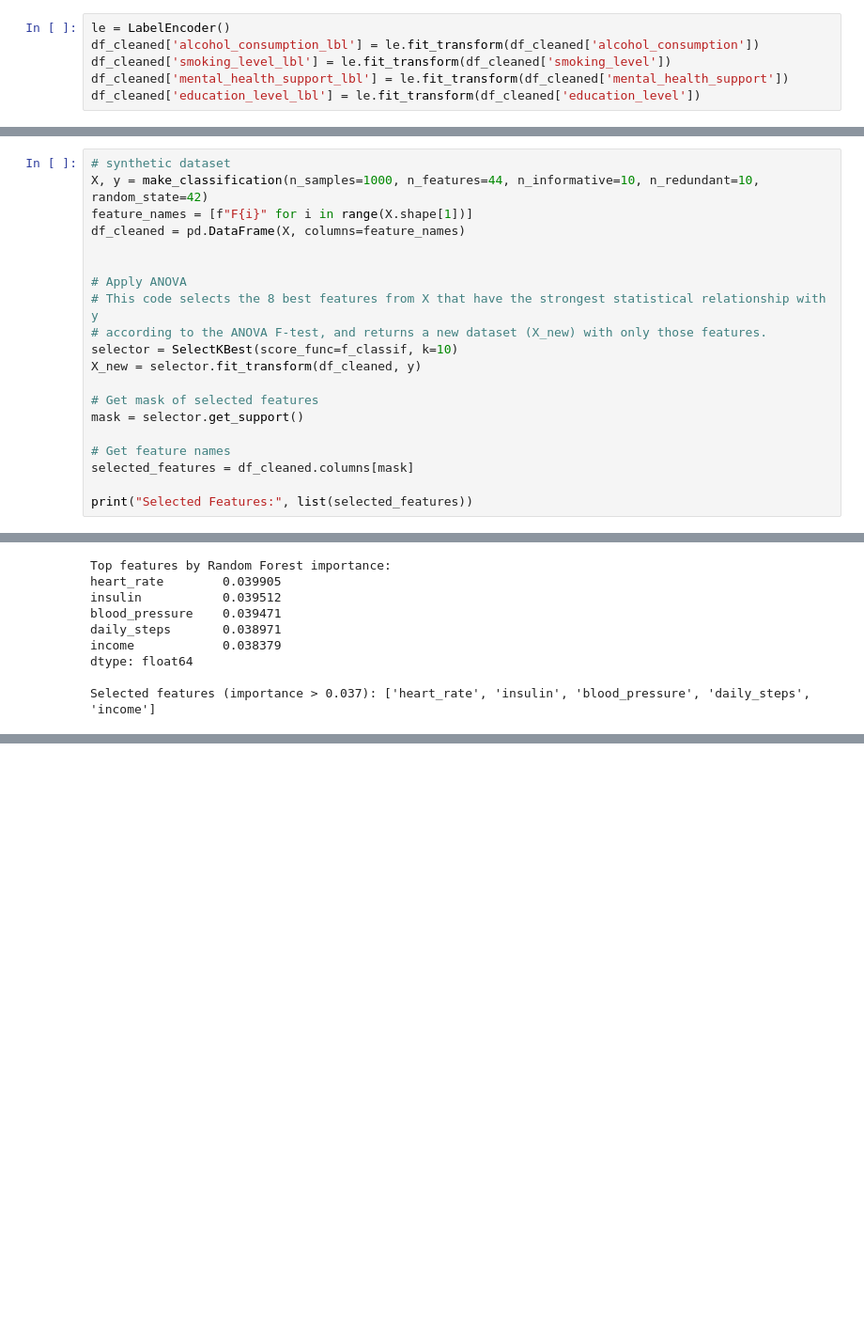
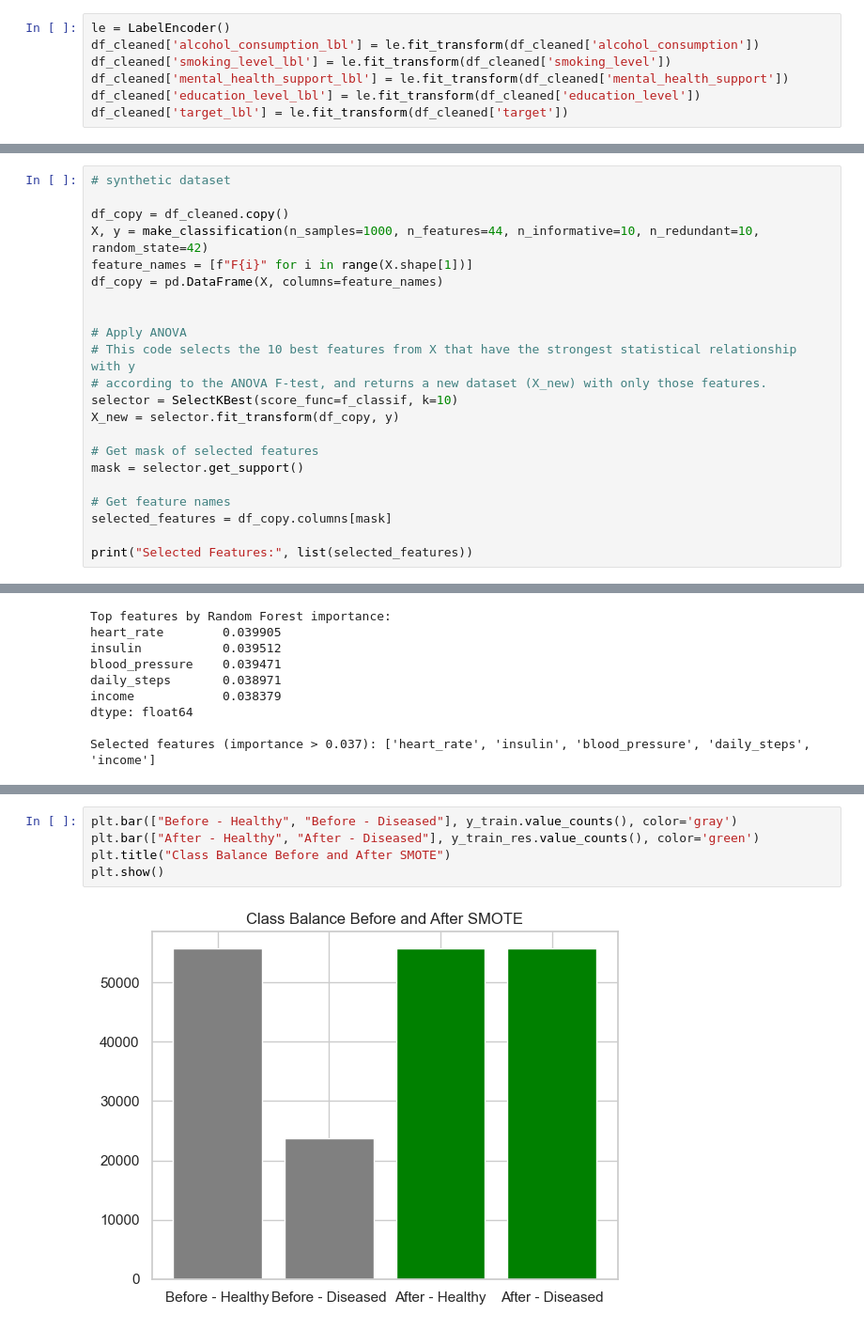
Before and after one commit to Angela-ChongMJ-1162081/1162081, a Jupyter notebook: disease_risk_from_daily_habits.ipynb, the cells around one changed output, grey strips where cells are left out. Shown: that part at 94% size. Drawn from its saved outputs; the diff is of its cells as text; blank space fills up the shorter version.

```diff
--- a/disease_risk_from_daily_habits.ipynb
+++ b/disease_risk_from_daily_habits.ipynb
@@ -615,3 +607,4 @@ df_cleaned['alcohol_consumption_lbl'] = le.fit_transform(df_cleaned['alcohol_con
 df_cleaned['smoking_level_lbl'] = le.fit_transform(df_cleaned['smoking_level'])
 df_cleaned['mental_health_support_lbl'] = le.fit_transform(df_cleaned['mental_health_support'])
 df_cleaned['education_level_lbl'] = le.fit_transform(df_cleaned['education_level'])
+df_cleaned['target_lbl'] = le.fit_transform(df_cleaned['target'])
@@ -752,21 +745,23 @@ def LogisticRegressionClassifier(X, y):
 # %%
 # synthetic dataset
+
+df_copy = df_cleaned.copy()
 X, y = make_classification(n_samples=1000, n_features=44, n_informative=10, n_redundant=10, random_state=42)
 feature_names = [f"F{i}" for i in range(X.shape[1])]
-df_cleaned = pd.DataFrame(X, columns=feature_names)
+df_copy = pd.DataFrame(X, columns=feature_names)
 
 
 # Apply ANOVA
-# This code selects the 8 best features from X that have the strongest statistical relationship with y
+# This code selects the 10 best features from X that have the strongest statistical relationship with y
 # according to the ANOVA F-test, and returns a new dataset (X_new) with only those features.
 selector = SelectKBest(score_func=f_classif, k=10)
-X_new = selector.fit_transform(df_cleaned, y)
+X_new = selector.fit_transform(df_copy, y)
 
 # Get mask of selected features
 mask = selector.get_support()
 
 # Get feature names
-selected_features = df_cleaned.columns[mask]
+selected_features = df_copy.columns[mask]
 
 print("Selected Features:", list(selected_features))
 # %% [output]
@@ -834,0 +951,7 @@ Selected features (importance > 0.037): ['heart_rate', 'insulin', 'blood_pressur
+# %%
+plt.bar(["Before - Healthy", "Before - Diseased"], y_train.value_counts(), color='gray')
+plt.bar(["After - Healthy", "After - Diseased"], y_train_res.value_counts(), color='green')
+plt.title("Class Balance Before and After SMOTE")
+plt.show()
+# %% [output]
+[figure, added]
```
Also changed, not shown: parts of 25 cells of this notebook.
